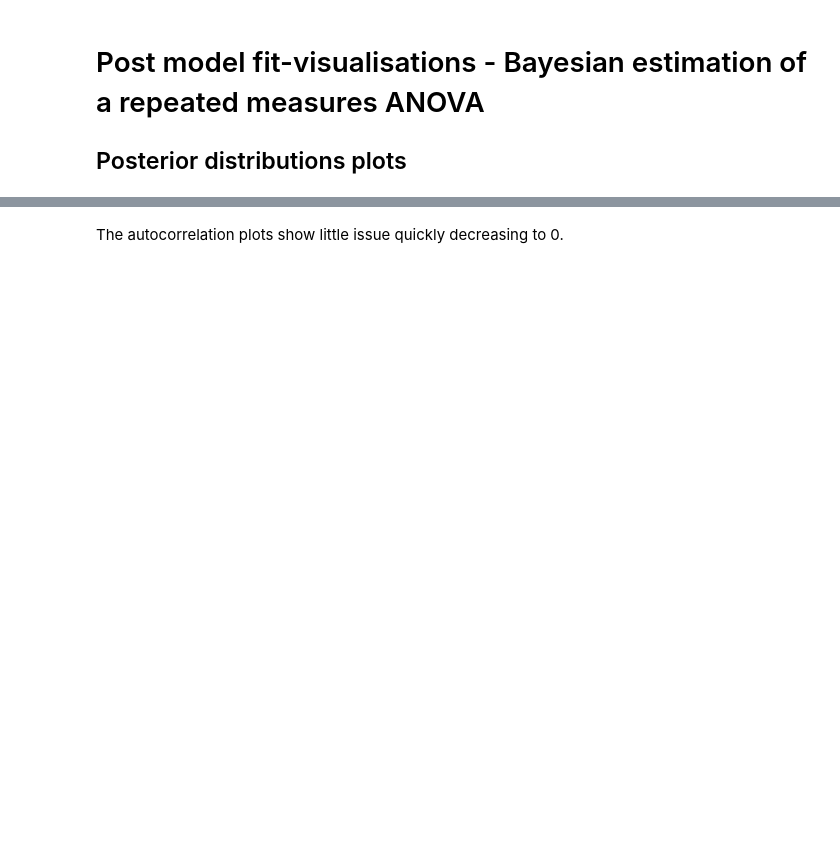
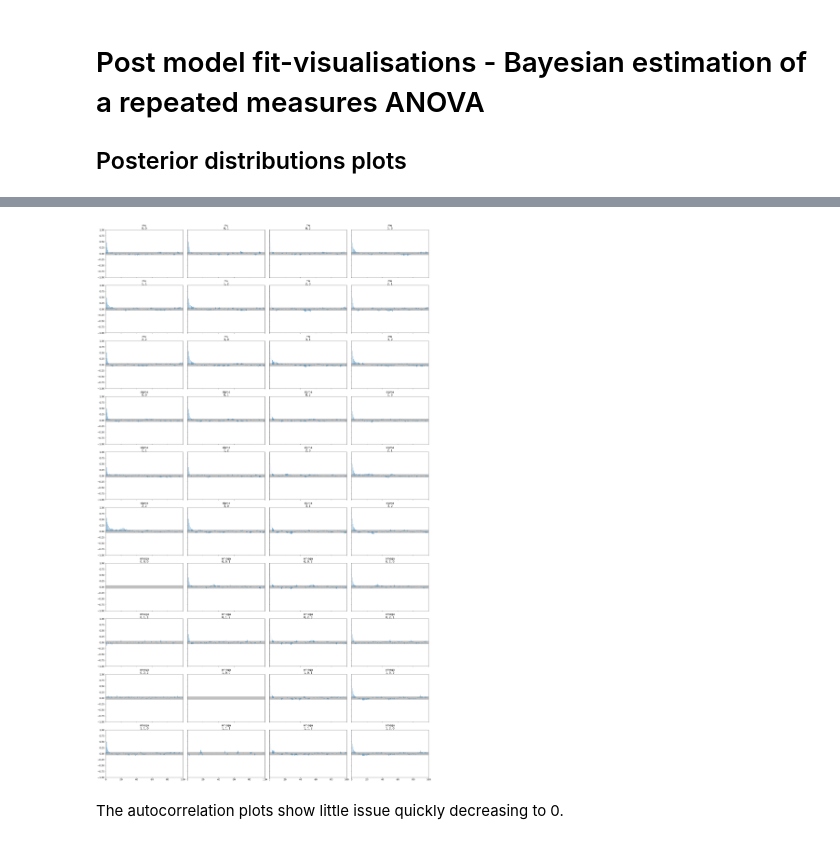
Before and after one commit to ebrlab/Statistical-methods-for-research-workers-bayes-for-psychologists-and-neuroscientists, a Jupyter notebook: wip/Within subject ANOVA.ipynb, the cells around one changed output, grey strips where cells are left out. Saved outputs shown, nothing was run; the diff lists cells and outputs as text; code cells hidden in the pictures; blank space fills up the shorter version.

```diff
--- a/wip/Within subject ANOVA.ipynb
+++ b/wip/Within subject ANOVA.ipynb
@@ -222,0 +189,3 @@ fit_df
+# %%
+#%%capture
+fit = sm.sample(num_chains= 4, num_samples = 1000, num_warmup = 500, stepsize = .8 )
@@ -230,5 +220,7 @@ fit_df
 # %%
-#az.plot_autocorr(fit, var_names=("mu", "sigma", "omega"));
+az.plot_autocorr(fit, var_names=("mu", "sigma", "omega"));
+# %% [output]
+[figure, added]
 # %% [markdown]
 The autocorrelation plots show little issue quickly decreasing to 0.
 # %%
```
Also changed, not shown: parts of 10 cells of this notebook, 1 other file.
